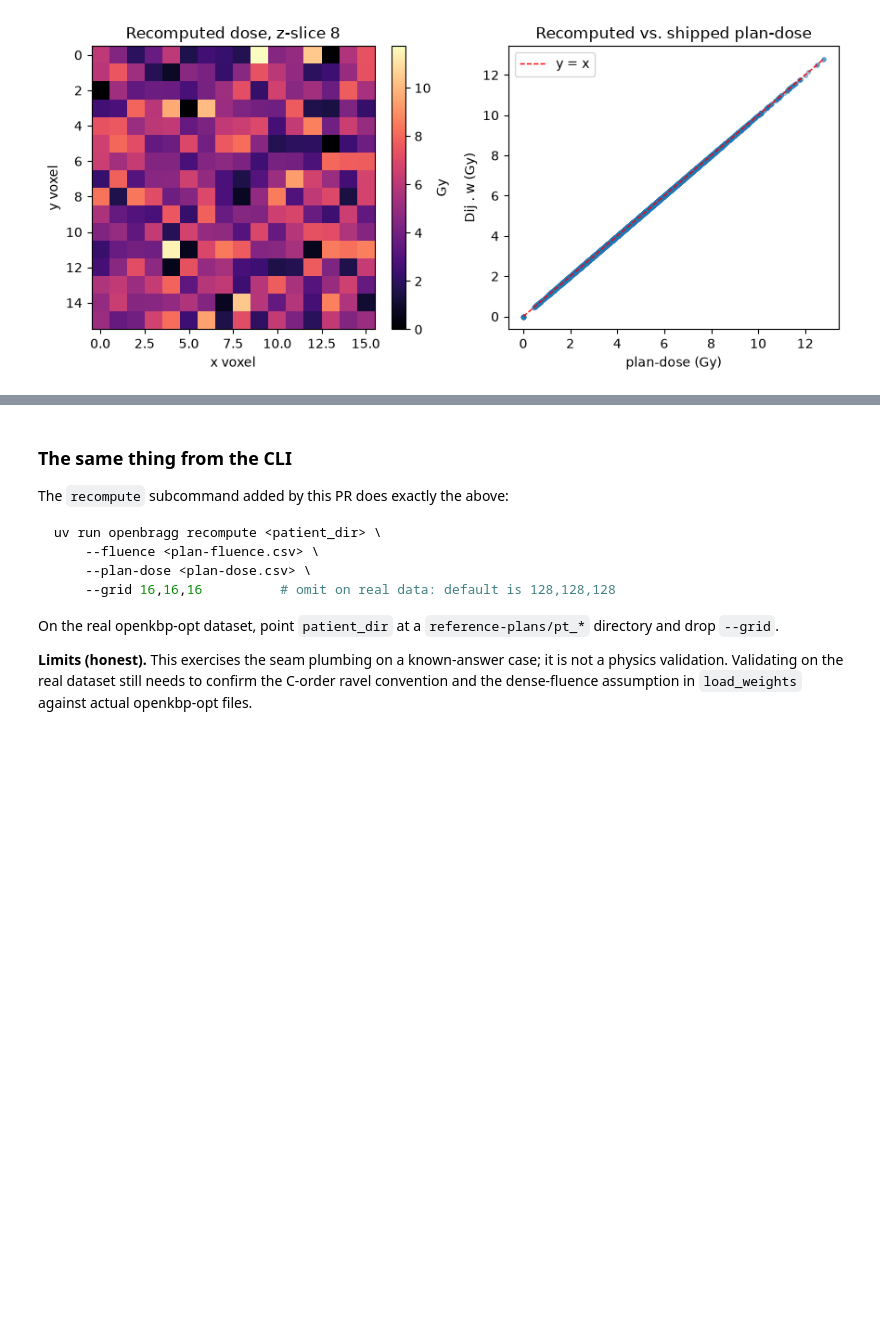
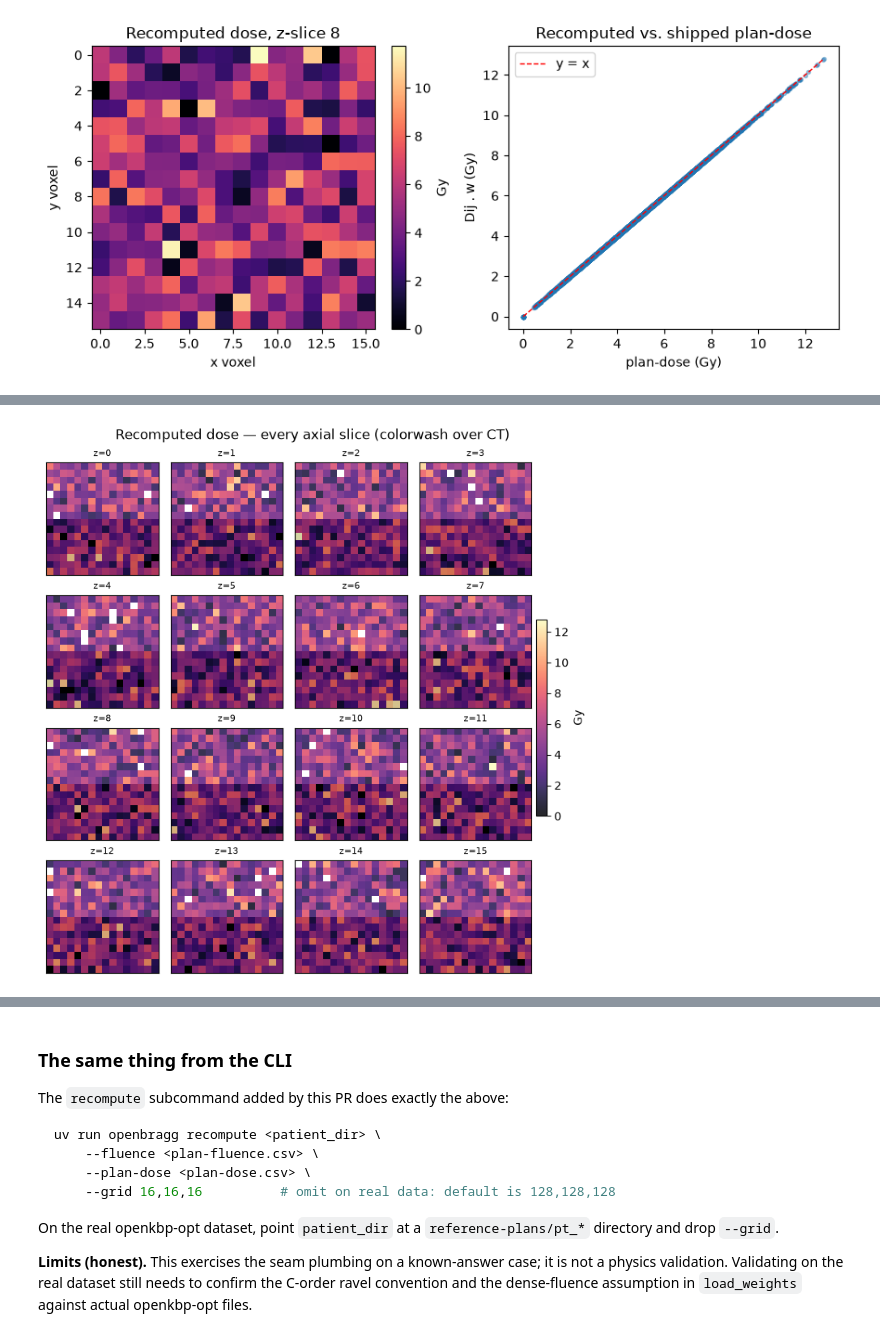
Before and after one commit to EBHolm/openbragg, a Jupyter notebook: notebooks/pr17_photon_recompute_demo.ipynb, the cells around one changed output, grey strips where cells are left out. Drawn from its saved outputs; the diff is of its cells as text; code cells hidden in the pictures; blank space fills up the shorter version.

Commit message:
docs(nb): refresh pr17 photon recompute demo notebook
Co-Authored-By: Claude Opus 4.8 (1M context) <noreply@anthropic.com>

```diff
--- a/notebooks/pr17_photon_recompute_demo.ipynb
+++ b/notebooks/pr17_photon_recompute_demo.ipynb
@@ -180,0 +193,35 @@ plt.show()
+# %%
+# --- All axial slices at once: dose colorwash over CT (shared Gy colorbar) ---
+CMAP = "magma"  # perceptually-uniform sequential ramp (as in Step 5)
+DOSE_FLOOR = 0.05  # hide dose < 5% of max so the CT shows through
+VMAX = float(dose.max())
+
+
+def overlay_dose(ax, z):
+    """Draw axial slice z: grayscale CT with a translucent dose colorwash."""
+    ax.imshow(case.image.array[:, :, z], cmap="gray")
+    masked = np.ma.masked_less(dose[:, :, z], DOSE_FLOOR * VMAX)
+    im = ax.imshow(masked, cmap=CMAP, vmin=0.0, vmax=VMAX, alpha=0.85)
+    ax.set_xticks([])
+    ax.set_yticks([])
+    return im
+
+
+nz = dose.shape[2]
+ncols = int(np.ceil(np.sqrt(nz)))
+nrows = int(np.ceil(nz / ncols))
+fig, axes = plt.subplots(
+    nrows, ncols, figsize=(1.7 * ncols, 1.7 * nrows), constrained_layout=True
+)
+axes = np.atleast_1d(axes).ravel()
+im = None
+for z in range(nz):
+    im = overlay_dose(axes[z], z)
+    axes[z].set_title(f"z={z}", fontsize=8)
+for ax in axes[nz:]:
+    ax.axis("off")
+fig.suptitle("Recomputed dose — every axial slice (colorwash over CT)")
+fig.colorbar(im, ax=axes.tolist(), fraction=0.02, pad=0.01, label="Gy")
+plt.show()
+# %% [output]
+[figure, added]
```
Also changed, not shown: parts of 8 cells of this notebook.
